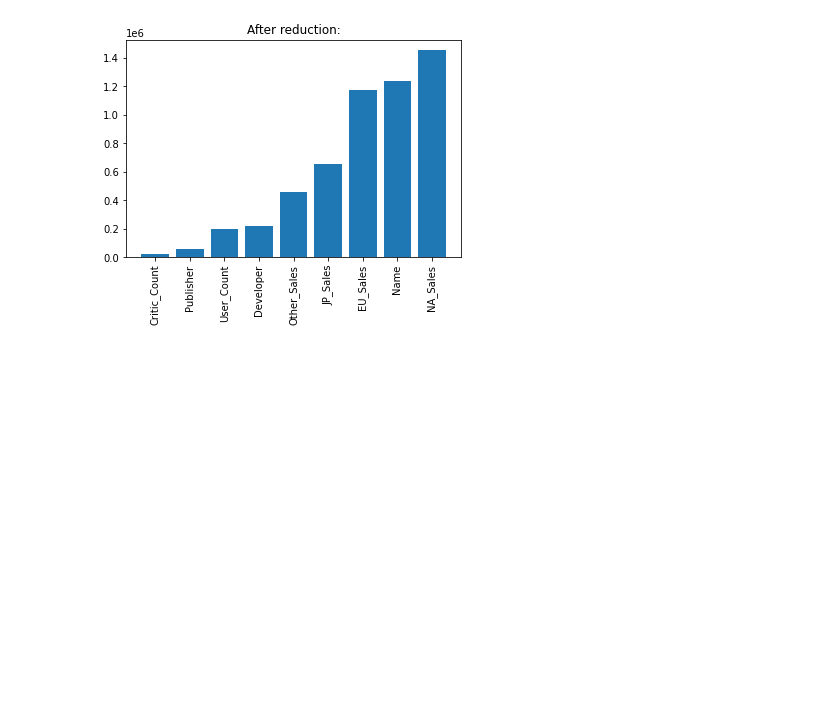
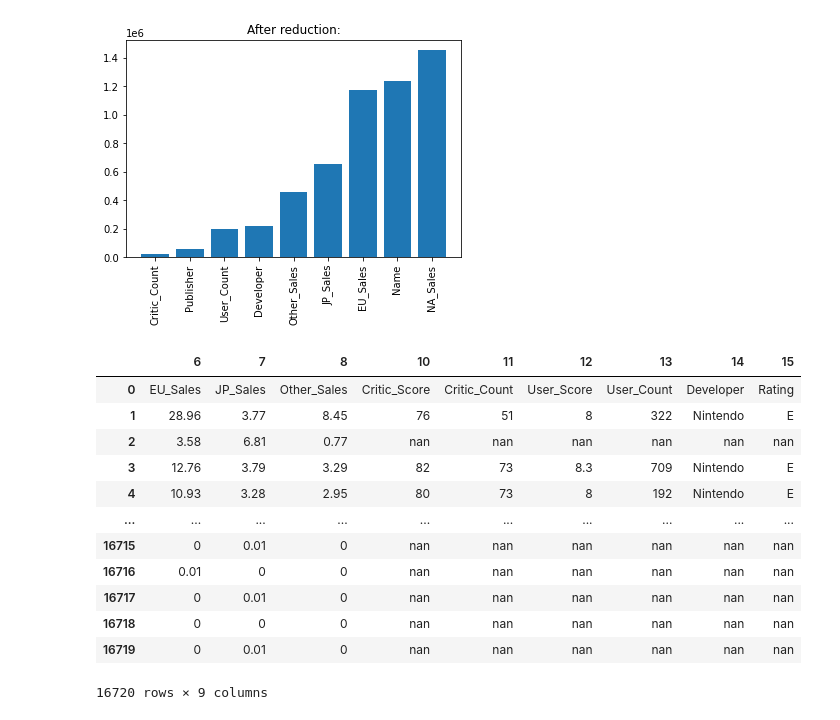
Before and after one commit to AvrahamBi/TDS-Project, a Jupyter notebook: TDS notebook.ipynb, the cells around one changed output. Saved outputs shown, nothing was run; the diff lists cells and outputs as text; code cells hidden in the pictures; blank space fills up the shorter version.

```diff
--- a/TDS notebook.ipynb
+++ b/TDS notebook.ipynb
@@ -240,3 +293,19 @@ Feature: EU_Sales,   Score: 1171320
 Feature: Name,   Score: 1233660
 Feature: NA_Sales,   Score: 1452446
 [figure]
+# %%
+reduced_video_games
+# %% [output]
+|  | 6 | 7 | 8 | 10 | 11 | 12 | 13 | 14 | 15 |
+| 0 | EU_Sales | JP_Sales | Other_Sales | Critic_Score | Critic_Count | User_Score | User_Count | Developer | Rating |
+| 1 | 28.96 | 3.77 | 8.45 | 76 | 51 | 8 | 322 | Nintendo | E |
+| 2 | 3.58 | 6.81 | 0.77 | nan | nan | nan | nan | nan | nan |
+| 3 | 12.76 | 3.79 | 3.29 | 82 | 73 | 8.3 | 709 | Nintendo | E |
+| 4 | 10.93 | 3.28 | 2.95 | 80 | 73 | 8 | 192 | Nintendo | E |
+| ... | ... | ... | ... | ... | ... | ... | ... | ... | ... |
+| 16715 | 0 | 0.01 | 0 | nan | nan | nan | nan | nan | nan |
+| 16716 | 0.01 | 0 | 0 | nan | nan | nan | nan | nan | nan |
+| 16717 | 0 | 0.01 | 0 | nan | nan | nan | nan | nan | nan |
+| 16718 | 0 | 0 | 0 | nan | nan | nan | nan | nan | nan |
+| 16719 | 0 | 0.01 | 0 | nan | nan | nan | nan | nan | nan |
+16720 rows × 9 columns
```
Also changed, not shown: parts of 10 cells of this notebook, 1 other file.
